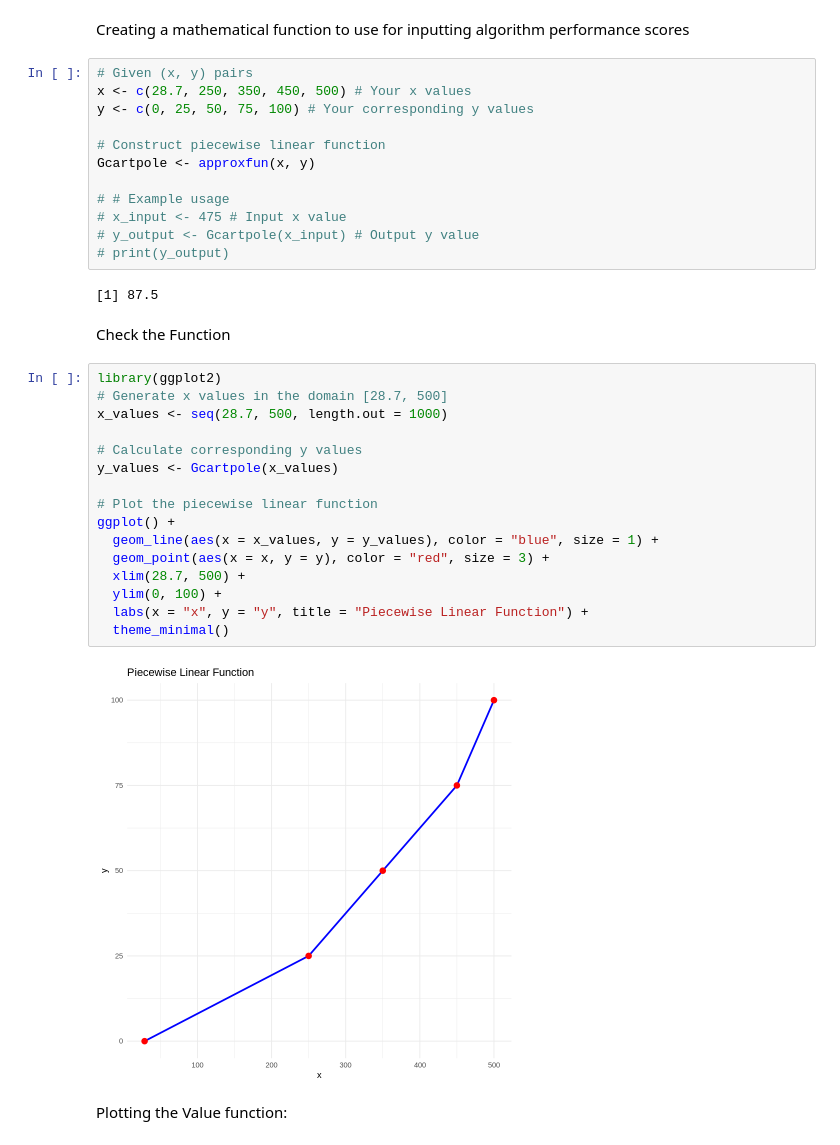
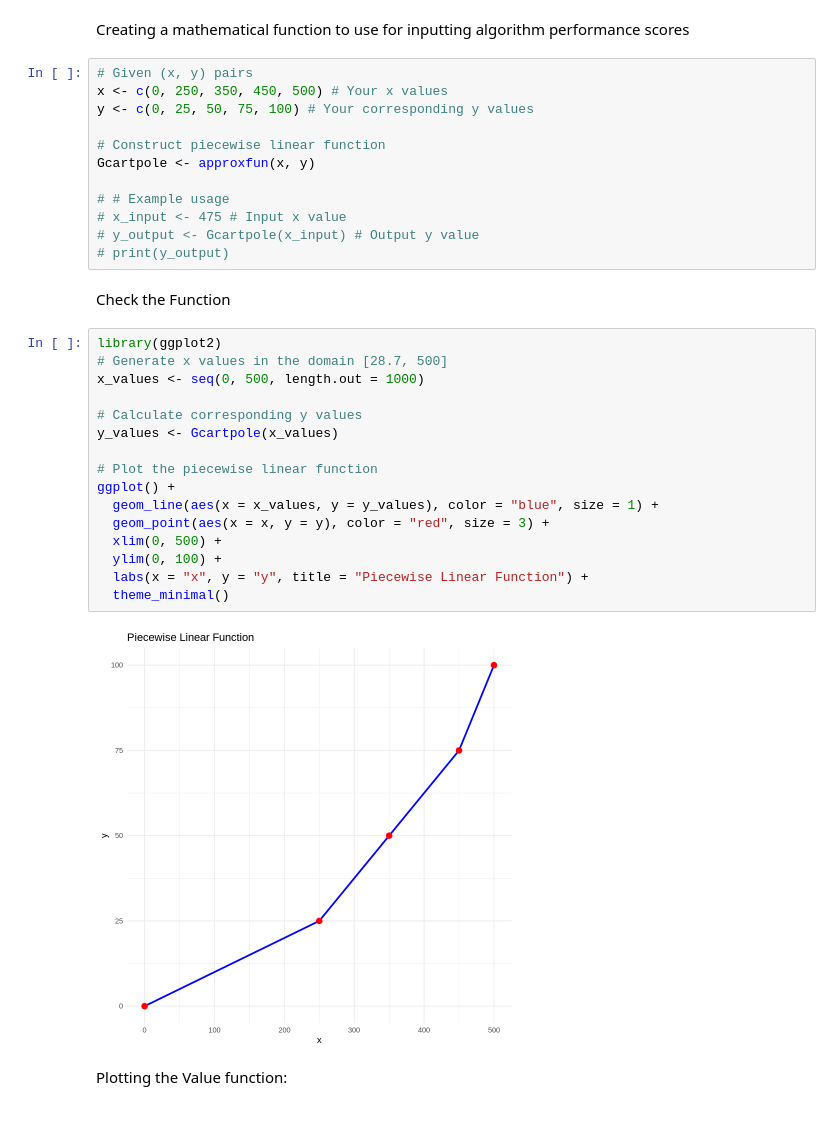
Before and after one commit to marlEvalDissertation/marlEvalDiss, a Jupyter notebook: Guideline_Data_Aggregation.ipynb, the cells around one changed output. Saved outputs shown, nothing was run; the diff lists cells and outputs as text.

```diff
--- a/Guideline_Data_Aggregation.ipynb
+++ b/Guideline_Data_Aggregation.ipynb
@@ -132,7 +132,7 @@ max(max(a2cLuLa,dqnLuLa,ppoLuLa))
 Creating a mathematical function to use for inputting algorithm performance scores
 # %%
 # Given (x, y) pairs
-x <- c(28.7, 250, 350, 450, 500) # Your x values
+x <- c(0, 250, 350, 450, 500) # Your x values
 y <- c(0, 25, 50, 75, 100) # Your corresponding y values
 
 # Construct piecewise linear function
@@ -142,28 +142,26 @@ Gcartpole <- approxfun(x, y)
 # x_input <- 475 # Input x value
 # y_output <- Gcartpole(x_input) # Output y value
 # print(y_output)
-# %% [output]
-[1] 87.5
 # %% [markdown]
 Check the Function
 # %%
 library(ggplot2)
 # Generate x values in the domain [28.7, 500]
-x_values <- seq(28.7, 500, length.out = 1000)
+x_values <- seq(0, 500, length.out = 1000)
 
 # Calculate corresponding y values
 y_values <- Gcartpole(x_values)
 
 # Plot the piecewise linear function
 ggplot() +
   geom_line(aes(x = x_values, y = y_values), color = "blue", size = 1) +
   geom_point(aes(x = x, y = y), color = "red", size = 3) +
-  xlim(28.7, 500) +
+  xlim(0, 500) +
   ylim(0, 100) +
   labs(x = "x", y = "y", title = "Piecewise Linear Function") +
   theme_minimal()
 # %% [output]
-[figure, old version]
+[figure, new version]
 # %% [markdown]
 Plotting the Value function:
 # %%
```
Also changed, not shown: parts of 15 cells of this notebook.
